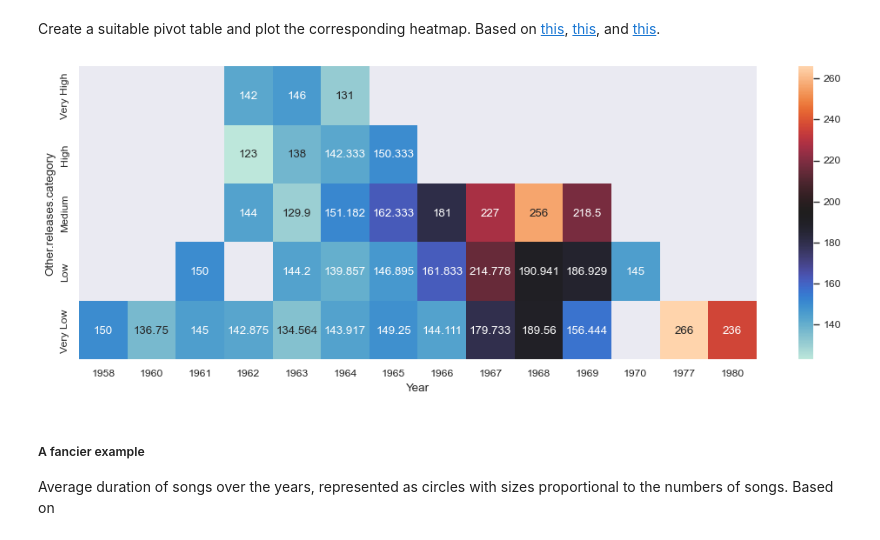
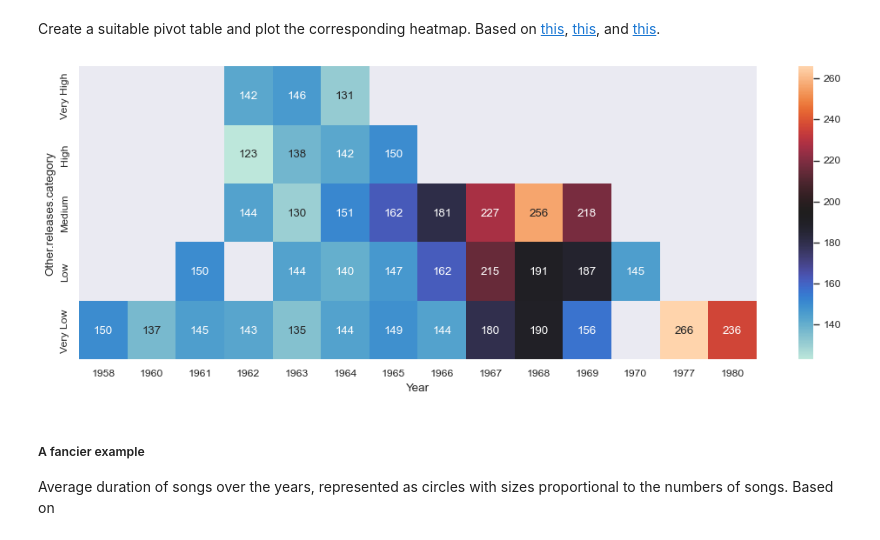
Before and after one commit to devedzic/eda, a Jupyter notebook: eda.ipynb, the cells around one changed output. Drawn from its saved outputs; the diff is of its cells as text; code cells hidden in the pictures.

```diff
--- a/eda.ipynb
+++ b/eda.ipynb
@@ -1029,35 +1029,35 @@ Create a suitable pivot table and plot the corresponding heatmap. Based on [this
 # uniform_data = np.random.rand(10, 12)
 # display(uniform_data)
 # ax = sb.heatmap(uniform_data, vmin=0, vmax=1)
 # plt.show()
 
 # # The first example from https://seaborn.pydata.org/generated/seaborn.heatmap.html
 # glue = sb.load_dataset("glue")
 # display(glue)
 # glue = sb.load_dataset("glue").pivot("Model", "Task", "Score")
 # glue
 
 # glue = sb.load_dataset("glue").pivot("Model", "Task", "Score")
 # sb.heatmap(glue);
 
 # s = songs.pivot_table('Duration', index='Top50', columns='Year')
 # sb.heatmap(s);
 
 # Without the following rearrangement of categories, they are shown on the heatmap in alphabetical order (which is typically not very natural)
 songs['Other.releases.category'] = pd.Categorical(songs['Other.releases.category'],
                                                   categories=['Very High', 'High', 'Medium', 'Low', 'Very Low'],
                                                   ordered=True)
 
 s = songs.pivot_table('Duration', index='Other.releases.category', columns='Year')
 
 # s = songs.pivot_table('Duration', index=['Very Low', 'Low', 'Medium', 'High', 'Very High'], columns='Year')
 sb.set_theme(rc={'figure.figsize': (15.7,5.27)})      # set the size of the figure to avoid cluttering
 sb.heatmap(s,
            annot=True,          # annotate heatmap cells with values
-           fmt='g',             # use int and float values in annotations, not scientific notation
+           fmt='.0f',           # use int values in annotations, not scientific notation ('g' for using mixed int and float annotations)
            cmap='icefire');     # color map (see https://10xsoft.org/courses/data-analysis/mastering-data-visualization-with-python/section-4-data-visualization-using-seaborn/colour-palettes-seaborn/)
 # %% [output]
-[figure, old version]
+[figure, new version]
 # %% [markdown]
 ##### A fancier example
 Average duration of songs over the years, represented as circles with sizes proportional to the numbers of songs. Based on
```
